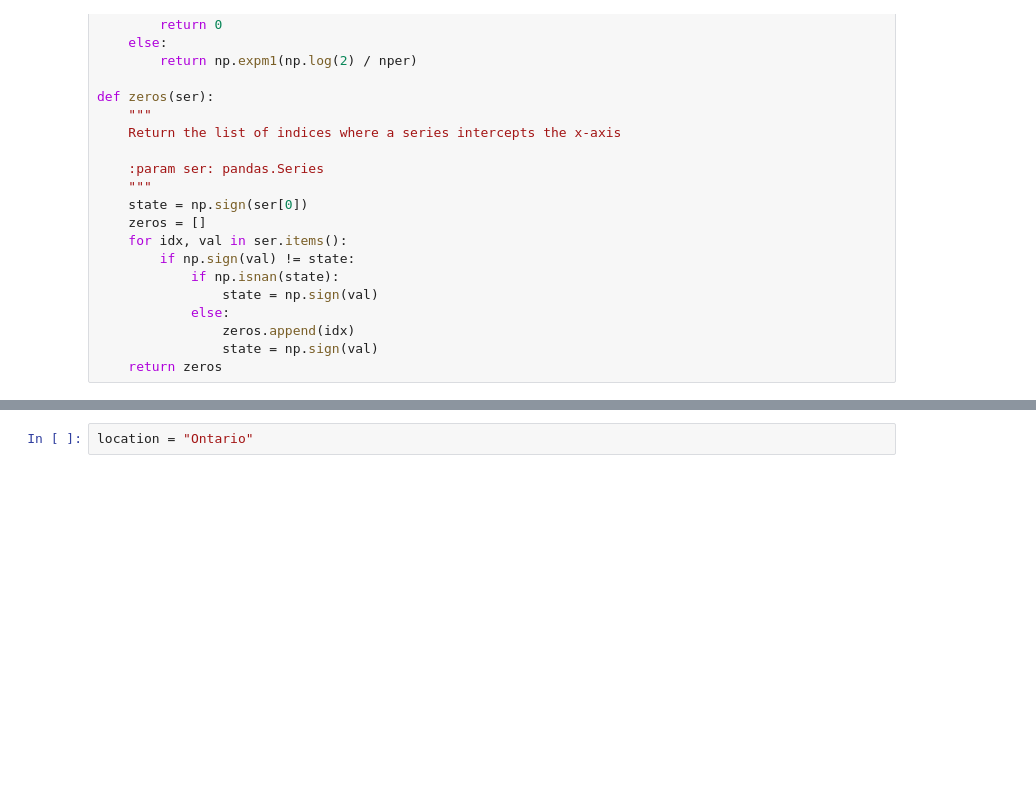
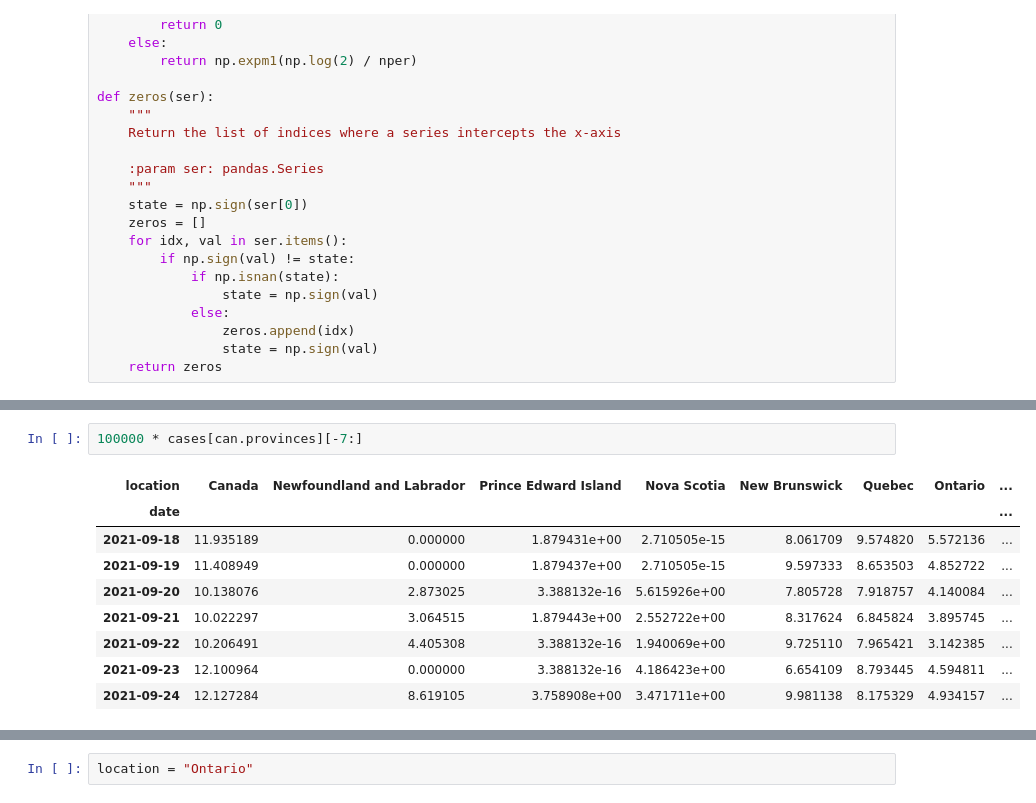
Before and after one commit to cyberlogician/covid-19, a Jupyter notebook: COVID_Dashboard.ipynb, the cells around one changed output, grey strips where cells are left out. Drawn from its saved outputs; the diff is of its cells as text; blank space fills up the shorter version.

```diff
--- a/COVID_Dashboard.ipynb
+++ b/COVID_Dashboard.ipynb
@@ -149,3 +161,15 @@ posgrowth = can.growth_rate("pos_test_rate", meas_win, *can.provinces)
+# %%
+100000 * cases[can.provinces][-7:]
+# %% [output]
+| location | Canada | Newfoundland and Labrador | Prince Edward Island | Nova Scotia | New Brunswick | Quebec | Ontario | ... |
+| date |  |  |  |  |  |  |  | ... |
+| 2021-09-18 | 11.935189 | 0.000000 | 1.879431e+00 | 2.710505e-15 | 8.061709 | 9.574820 | 5.572136 | ... |
+| 2021-09-19 | 11.408949 | 0.000000 | 1.879437e+00 | 2.710505e-15 | 9.597333 | 8.653503 | 4.852722 | ... |
+| 2021-09-20 | 10.138076 | 2.873025 | 3.388132e-16 | 5.615926e+00 | 7.805728 | 7.918757 | 4.140084 | ... |
+| 2021-09-21 | 10.022297 | 3.064515 | 1.879443e+00 | 2.552722e+00 | 8.317624 | 6.845824 | 3.895745 | ... |
+| 2021-09-22 | 10.206491 | 4.405308 | 3.388132e-16 | 1.940069e+00 | 9.725110 | 7.965421 | 3.142385 | ... |
+| 2021-09-23 | 12.100964 | 0.000000 | 3.388132e-16 | 4.186423e+00 | 6.654109 | 8.793445 | 4.594811 | ... |
+| 2021-09-24 | 12.127284 | 8.619105 | 3.758908e+00 | 3.471711e+00 | 9.981138 | 8.175329 | 4.934157 | ... |
 # %%
 pt_1day = can.pos_test_rate(1, *can.provinces)
 
```
Also changed, not shown: parts of 57 cells of this notebook, 4 other files.
